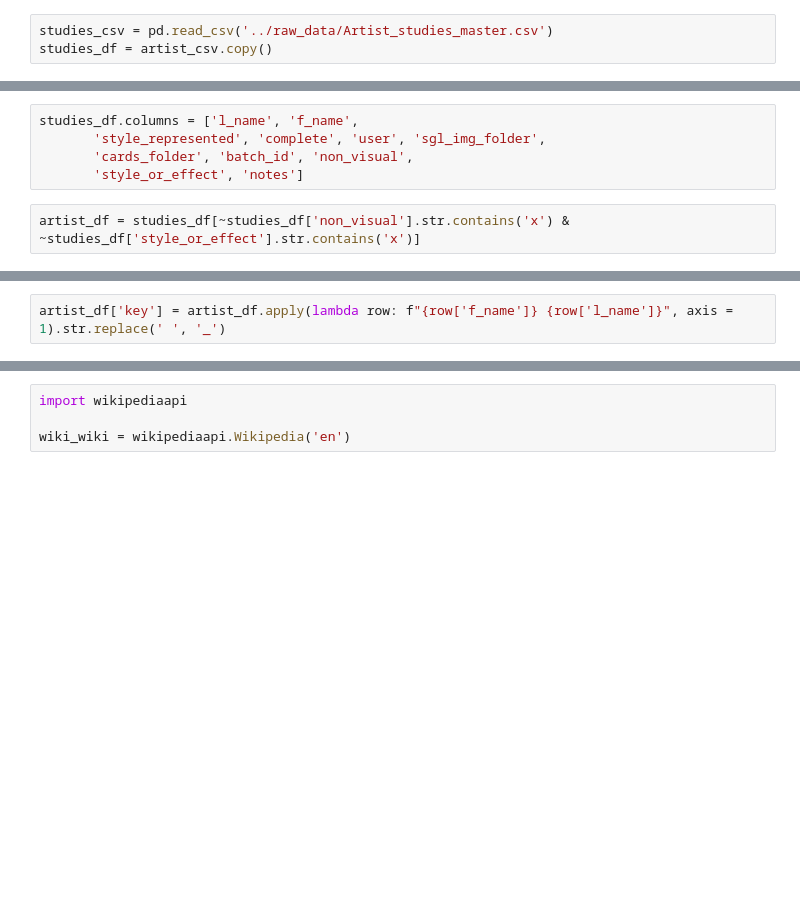
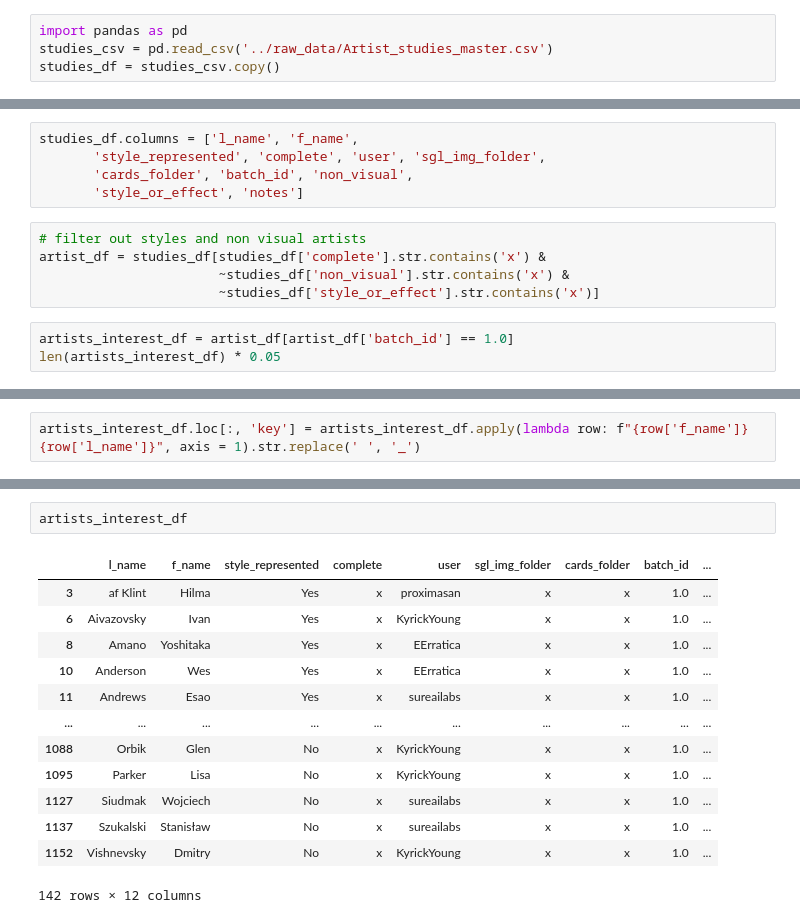
Before and after one commit to alecsharpie/artist_studies, a Jupyter notebook: notebooks/Additional _Artist_Info.ipynb, the cells around one changed output, grey strips where cells are left out. Saved outputs shown, nothing was run; the diff lists cells and outputs as text; blank space fills up the shorter version.

```diff
--- a/notebooks/Additional _Artist_Info.ipynb
+++ b/notebooks/Additional _Artist_Info.ipynb
@@ -19,8 +16,9 @@ batch 1.zip               batch 4                   batch 7
 batch 2                   batch 4 2
 batch 2 2                 batch 5
 # %%
+import pandas as pd
 studies_csv = pd.read_csv('../raw_data/Artist_studies_master.csv')
-studies_df = artist_csv.copy()
+studies_df = studies_csv.copy()
 # %%
 studies_df.head()
 # %% [output]
@@ -44,4 +42,10 @@ studies_df.columns = ['l_name', 'f_name',
        'cards_folder', 'batch_id', 'non_visual',
        'style_or_effect', 'notes']
 # %%
-artist_df = studies_df[~studies_df['non_visual'].str.contains('x') & ~studies_df['style_or_effect'].str.contains('x')]
+# filter out styles and non visual artists
+artist_df = studies_df[studies_df['complete'].str.contains('x') &
+                       ~studies_df['non_visual'].str.contains('x') &
+                       ~studies_df['style_or_effect'].str.contains('x')]
+# %%
+artists_interest_df = artist_df[artist_df['batch_id'] == 1.0]
+len(artists_interest_df) * 0.05
@@ -48,2 +54,2 @@ artist_df = studies_df[~studies_df['non_visual'].str.contains('x') & ~studies_df
 # %%
-artist_df['key'] = artist_df.apply(lambda row: f"{row['f_name']} {row['l_name']}", axis = 1).str.replace(' ', '_')
+artists_interest_df.loc[:, 'key'] = artists_interest_df.apply(lambda row: f"{row['f_name']} {row['l_name']}", axis = 1).str.replace(' ', '_')
@@ -72,4 +62,16 @@ Successfully installed wikipedia-api-0.5.4
-# %%
-import wikipediaapi
-
-wiki_wiki = wikipediaapi.Wikipedia('en')
+# %%
+artists_interest_df
+# %% [output]
+|  | l_name | f_name | style_represented | complete | user | sgl_img_folder | cards_folder | batch_id | ... |
+| 3 | af Klint | Hilma | Yes | x | proximasan | x | x | 1.0 | ... |
+| 6 | Aivazovsky | Ivan | Yes | x | KyrickYoung | x | x | 1.0 | ... |
+| 8 | Amano | Yoshitaka | Yes | x | EErratica | x | x | 1.0 | ... |
+| 10 | Anderson | Wes | Yes | x | EErratica | x | x | 1.0 | ... |
+| 11 | Andrews | Esao | Yes | x | sureailabs | x | x | 1.0 | ... |
+| ... | ... | ... | ... | ... | ... | ... | ... | ... | ... |
+| 1088 | Orbik | Glen | No | x | KyrickYoung | x | x | 1.0 | ... |
+| 1095 | Parker | Lisa | No | x | KyrickYoung | x | x | 1.0 | ... |
+| 1127 | Siudmak | Wojciech | No | x | sureailabs | x | x | 1.0 | ... |
+| 1137 | Szukalski | Stanisław | No | x | sureailabs | x | x | 1.0 | ... |
+| 1152 | Vishnevsky | Dmitry | No | x | KyrickYoung | x | x | 1.0 | ... |
+142 rows × 12 columns
```
Also changed, not shown: parts of 19 cells of this notebook, 1 other file.
